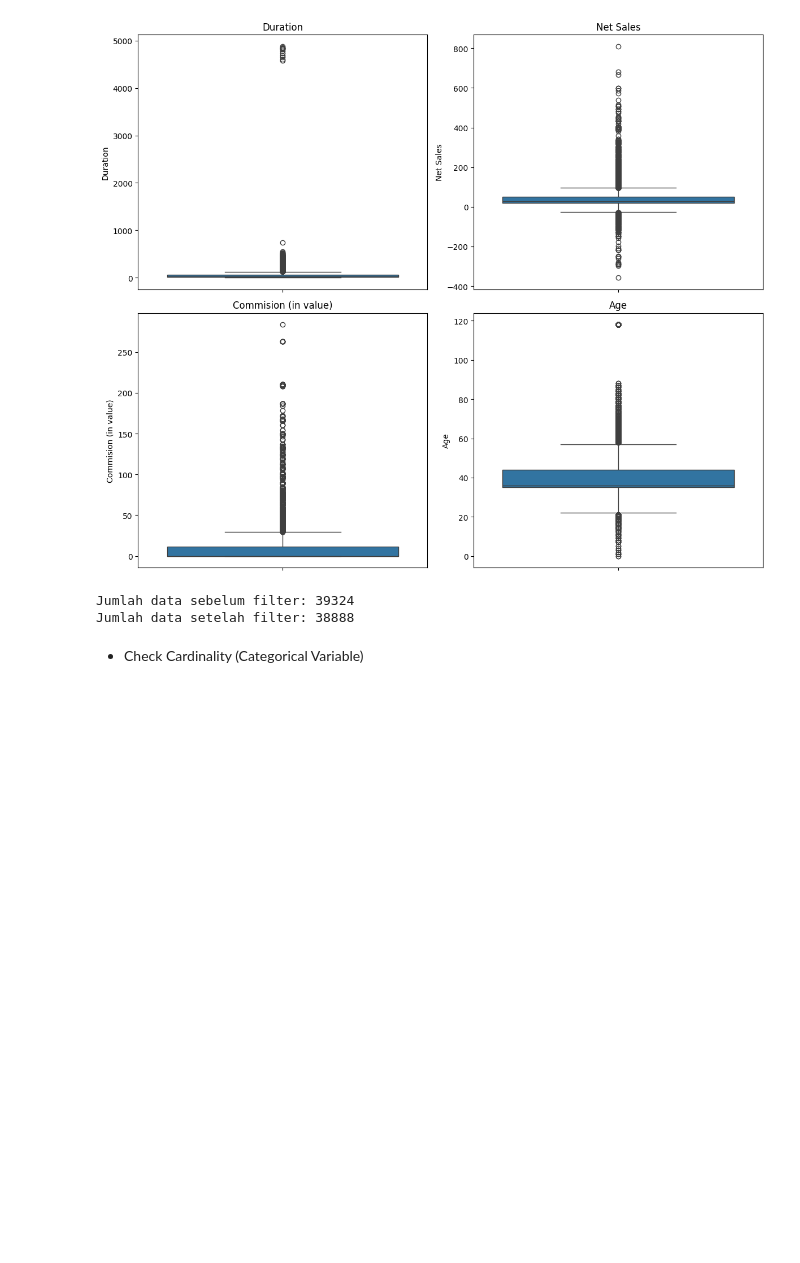
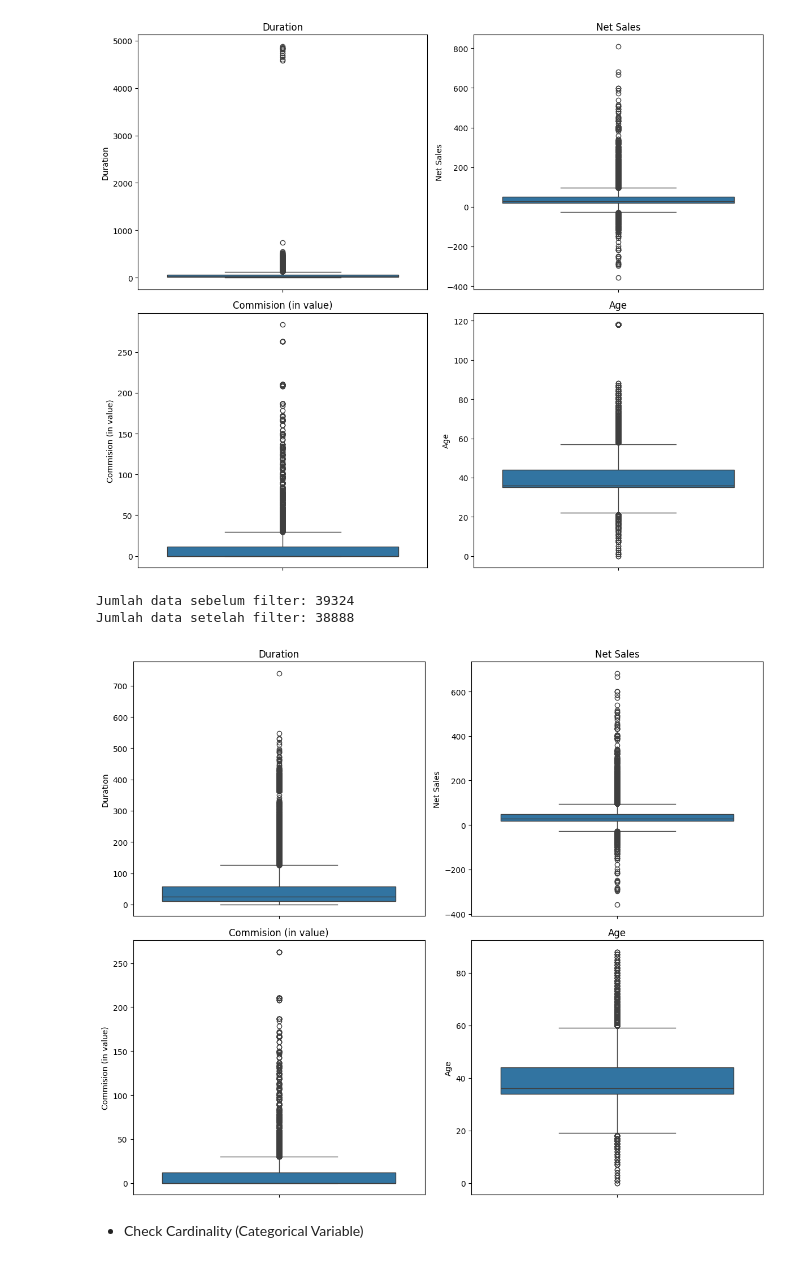
Before and after one commit to Faizism/travel_insurance, a Jupyter notebook: notebooks/1.0-bdp-inital-notebook.ipynb, the cells around one changed output. Cells and saved outputs as stored; diff of their text form; code cells hidden in the pictures; blank space fills up the shorter version.

Commit message:
Starting model development

```diff
--- a/notebooks/1.0-bdp-inital-notebook.ipynb
+++ b/notebooks/1.0-bdp-inital-notebook.ipynb
@@ -329,6 +329,18 @@ print(f"Jumlah data setelah filter: {len(filtered_df)}")
 # %% [output]
 Jumlah data sebelum filter: 39324
 Jumlah data setelah filter: 38888
+# %%
+# Identify numeric features
+numeric_features = filtered_df.drop('Claim', axis=1).select_dtypes(include=['int64', 'float64']).columns
+
+plt.figure(figsize=(12, 10))
+for idx, feature in enumerate(numeric_features, start=1):
+    sns.boxplot(filtered_df[feature], ax=plt.subplot(2, 2, idx))
+    plt.subplot(2, 2, idx).set_title(feature)
+plt.tight_layout()
+plt.show()
+# %% [output]
+[figure, added]
 # %% [markdown]
 - Check Cardinality (Categorical Variable)
 # %%
```
Also changed, not shown: parts of 4 cells of this notebook.
